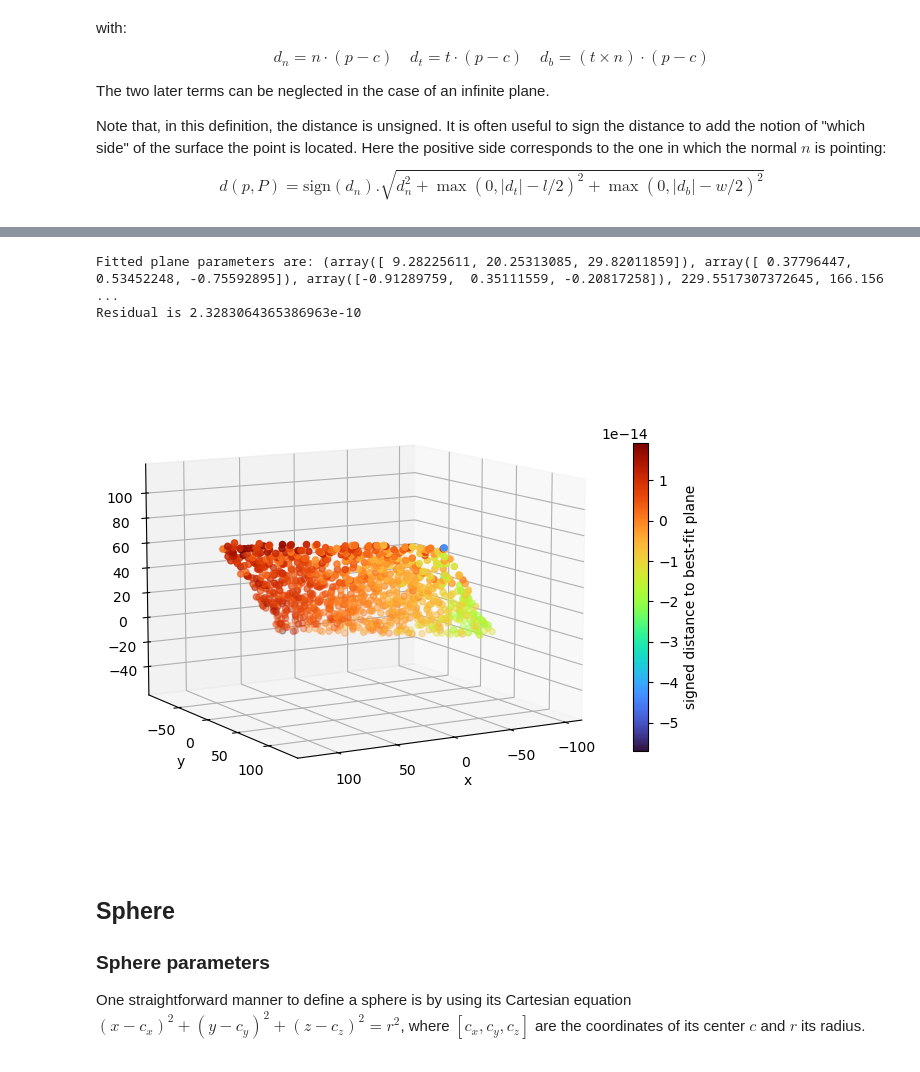
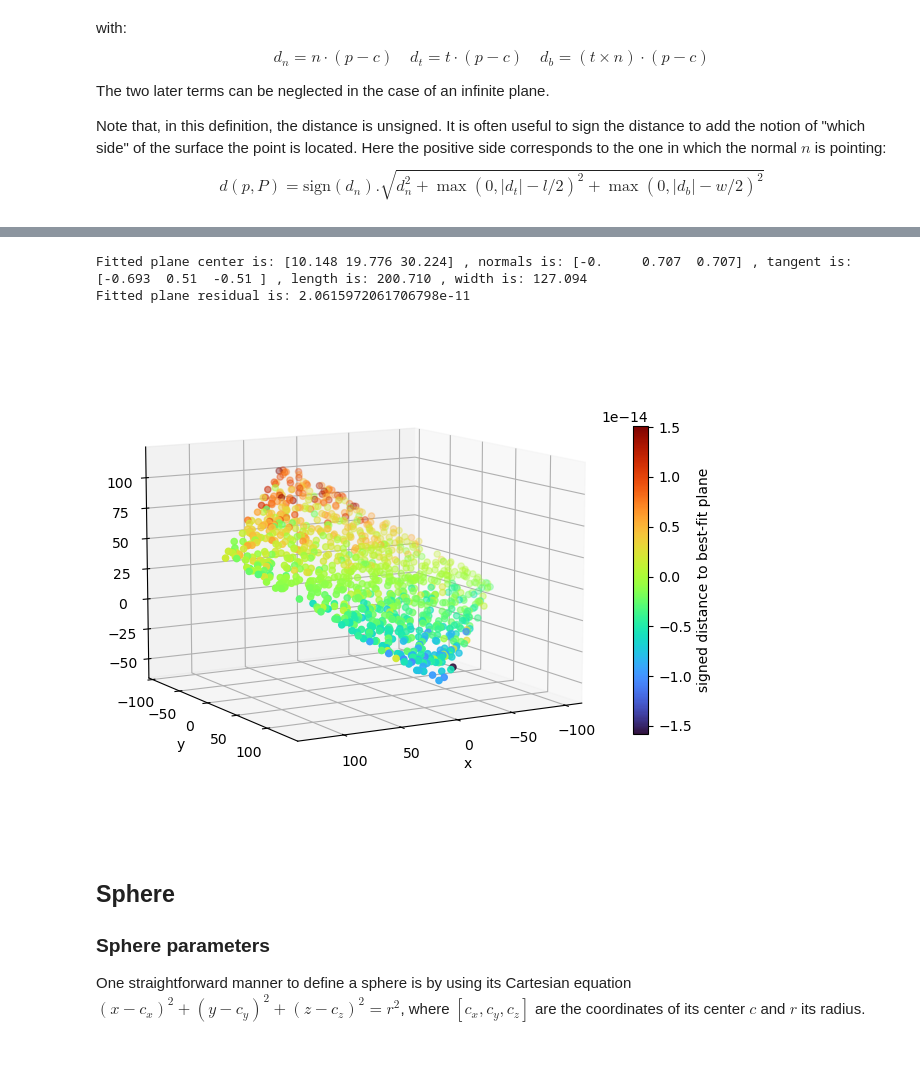
Before and after one commit to jlgregorio/tutorials-pointcloud-python, a Jupyter notebook: 5.primitive_fitting.ipynb, the cells around one changed output, grey strips where cells are left out. Saved outputs shown, nothing was run; the diff lists cells and outputs as text; code cells hidden in the pictures.

```diff
--- a/5.primitive_fitting.ipynb
+++ b/5.primitive_fitting.ipynb
@@ -61,17 +69,16 @@ def generate_plane(center, normal, tangent, length, width, n=1000):
     points[:, 0] *= length
     points[:, 1] *= width
     # Adjust orientation
-    B = np.vstack([tangent, np.cross(normal, tangent), normal])
-    P = np.linalg.inv(B)
-    points = (B @ points.T).T
+    R = np.vstack([tangent, np.cross(normal, tangent), normal]).T
+    points = (R @ points.T).T
     # Adjust position
     return points + center
 
 
 # Create a plane pointcloud
 plane_center = np.array([10., 20., 30.])
-plane_normal = np.array([0., np.sqrt(2)/2., np.sqrt(2)/2.])
-plane_tangent = np.array([np.sqrt(2)/2., np.sqrt(2)/2., 0.])
+plane_normal = np.array([0., np.sqrt(2)/2., np.sqrt(2)/2.]) # z-y-x rotation of (np.pi/4, 0., np.pi/4)
+plane_tangent = np.array([np.sqrt(2)/2., -0.5, 0.5])
 plane_length = 200.
 plane_width = 125.
 points_plane = generate_plane(plane_center, plane_normal, plane_tangent, plane_length, plane_width)
@@ -187,42 +215,54 @@ def fit_plane(points):
     tangent = v[:, 2]
     # Projection into eigen vectors basis (u=normal, v=width, w=length)
     Y = (v.T @ X.T).T
     # Length and width are the largest dimensions of the bounding box
     _, width, length = Y.ptp(axis=0)
     bbox_center = (Y.max(axis=0) + Y.min(axis=0))/2
     # Center of the plane is the center of the bounding plane (v, w directions)
     shift = np.array([0., bbox_center[1], bbox_center[2]])
     center = centroid + v @ shift
 
     return (center, normal, tangent, length, width), res
 
 
-# Try
-parameters, res = fit_plane(points_plane)
-best_fit_plane_center, best_fit_plane_normal, best_fit_plane_tangent, best_fit_plane_length, best_fit_plane_width = parameters
+# Fit plane to pointcloud
+parameters_best_fit_plane, res_best_fit_plane = fit_plane(points_plane)
+best_fit_plane_center, best_fit_plane_normal, best_fit_plane_tangent, best_fit_plane_length, best_fit_plane_width = parameters_best_fit_plane
 
-print("Fitted plane parameters are:", parameters)
-print("Residual is", res)
+with np.printoptions(precision=3, suppress=True):
+    print("Fitted plane center is:", best_fit_plane_center,
+          ", normals is:", best_fit_plane_normal,
+          ", tangent is:", best_fit_plane_tangent,
+          ", length is: {:.3f}".format( best_fit_plane_length),
+          ", width is: {:.3f}".format(best_fit_plane_width))
+print("Fitted plane residual is:", res_best_fit_plane)
 
 # Show distance to best-fit
-dists_best_fit_plane = dist_to_plane(points_plane, best_fit_plane_center, best_fit_plane_normal, best_fit_plane_tangent, best_fit_plane_length, best_fit_plane_width)
+dists_best_fit_plane = dist_to_plane(
+    points_plane,
+    best_fit_plane_center,
+    best_fit_plane_normal,
+    best_fit_plane_tangent,
+    best_fit_plane_length,
+    best_fit_plane_width
+)
 
 fig = plt.figure(figsize=(8, 8))
 ax = fig.add_subplot(111, projection="3d")
 p = ax.scatter(points_plane[:, 0], points_plane[:, 1], points_plane[:, 2],
           c=dists_best_fit_plane, cmap="turbo")
 ax.set_xlabel('x')
 ax.set_ylabel('y')
 ax.set_zlabel('z')
 ax.view_init(10, 60)
 cbar = fig.colorbar(p, shrink=0.5)
 cbar.set_label('signed distance to best-fit plane')
 plt.axis("equal")
 plt.show()
 # %% [output]
-Fitted plane parameters are: (array([ 9.28225611, 20.25313085, 29.82011859]), array([ 0.37796447,  0.53452248, -0.75592895]), array([-0.91289759,  0.35111559, -0.20817258]), 229.5517307372645, 166.156 ...
-Residual is 2.3283064365386963e-10
+Fitted plane center is: [10.148 19.776 30.224] , normals is: [-0.     0.707  0.707] , tangent is: [-0.693  0.51  -0.51 ] , length is: 200.710 , width is: 127.094
+Fitted plane residual is: 2.0615972061706798e-11
-[figure, old version]
+[figure, new version]
 # %% [markdown]
 ## Sphere
 
```
Also changed, not shown: parts of 23 cells of this notebook, 2 other files.
